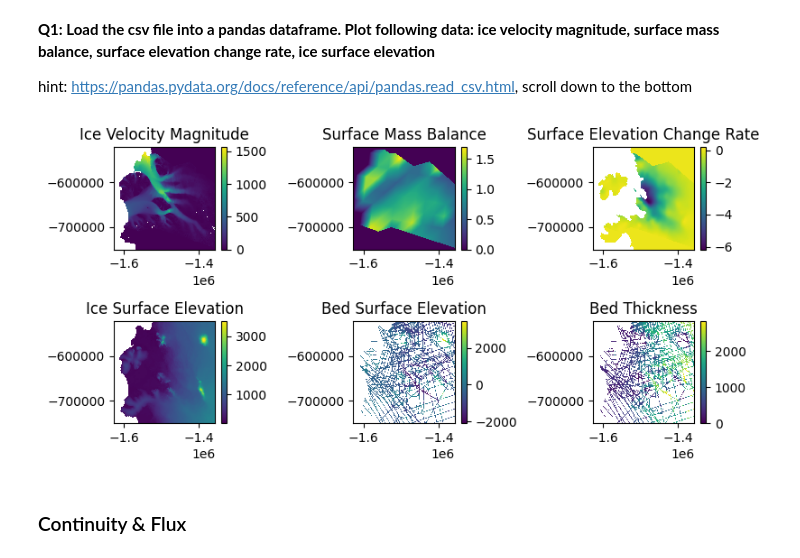
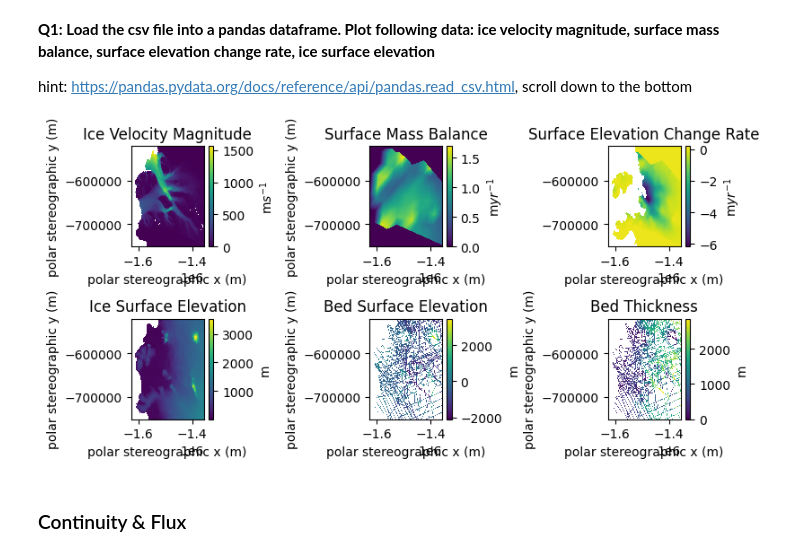
Before and after one commit to sean293/gly4930-antartic-bed-mapping, a Jupyter notebook: labs/Lab2_IceFluxDivergence.ipynb, the cells around one changed output. Drawn from its saved outputs; the diff is of its cells as text; code cells hidden in the pictures.

```diff
--- a/labs/lab_02/Lab2_IceFluxDivergence.ipynb
+++ b/labs/Lab2_IceFluxDivergence.ipynb
@@ -7,7 +7,7 @@ import numpy as np
 import matplotlib.pyplot as plt
 import pandas as pd
 import Topography
-df = pd.read_csv('../../data/KohlerPopeSmith.csv')
+df = pd.read_csv('../data/KohlerPopeSmith.csv')
 print(df.columns)
 # %% [output]
 Index(['x', 'y', 'surf', 'bed', 'velx', 'vely', 'smb', 'dhdt', 'highvel_mask',
@@ -32,40 +32,51 @@ fig.set_size_inches(8,4)
 # ice velocity magnitude
 fig.colorbar(
     axs[0,0].pcolormesh(xx,yy,np.sqrt(df['velx']**2 + df['vely']**2).values.reshape(xx.shape)),
-)
+).set_label(r'm$s^{-1}$')
 axs[0,0].set_title('Ice Velocity Magnitude')
+axs[0,0].set_xlabel('polar stereographic x (m)')
+axs[0,0].set_ylabel('polar stereographic y (m)')
 
 # surface mass balance
 fig.colorbar(
     axs[0,1].pcolormesh(xx,yy,df['smb'].values.reshape(xx.shape)),
-)
+).set_label(r'm$yr^{-1}$')
 axs[0,1].set_title('Surface Mass Balance')
+axs[0,1].set_xlabel('polar stereographic x (m)')
+axs[0,1].set_ylabel('polar stereographic y (m)')
 
 # surface elevation change rate
 fig.colorbar(
     axs[0,2].pcolormesh(xx,yy,df['dhdt'].values.reshape(xx.shape))
-)
+).set_label(r'm$yr^{-1}$')
 axs[0,2].set_title('Surface Elevation Change Rate')
+axs[0,2].set_xlabel('polar stereographic x (m)')
 
 # surface elveation
 fig.colorbar(
     axs[1,0].pcolormesh(xx,yy,df['surf'].values.reshape(xx.shape)),
-)
+).set_label('m')
 axs[1,0].set_title('Ice Surface Elevation')
+axs[1,0].set_xlabel('polar stereographic x (m)')
+axs[1,0].set_ylabel('polar stereographic y (m)')
 
 fig.colorbar(
     axs[1,1].pcolormesh(xx,yy,df['bed'].values.reshape(xx.shape)),
-)
+).set_label('m')
 axs[1,1].set_title("Bed Surface Elevation")
+axs[1,1].set_xlabel('polar stereographic x (m)')
+axs[1,1].set_ylabel('polar stereographic y (m)')
 
 fig.colorbar(
     axs[1,2].pcolormesh(xx,yy,(df['surf'] - df['bed']).values.reshape(xx.shape)),
-)
+).set_label('m')
 axs[1,2].set_title("Bed Thickness")
+axs[1,2].set_xlabel('polar stereographic x (m)')
+axs[1,2].set_ylabel('polar stereographic y (m)')
 
 plt.tight_layout()
 # %% [output]
-[figure, old version]
+[figure, new version]
 # %% [markdown]
 ### Continuity & Flux
 # %% [markdown]
```
Also changed, not shown: parts of 5 cells of this notebook, 3 other files.
